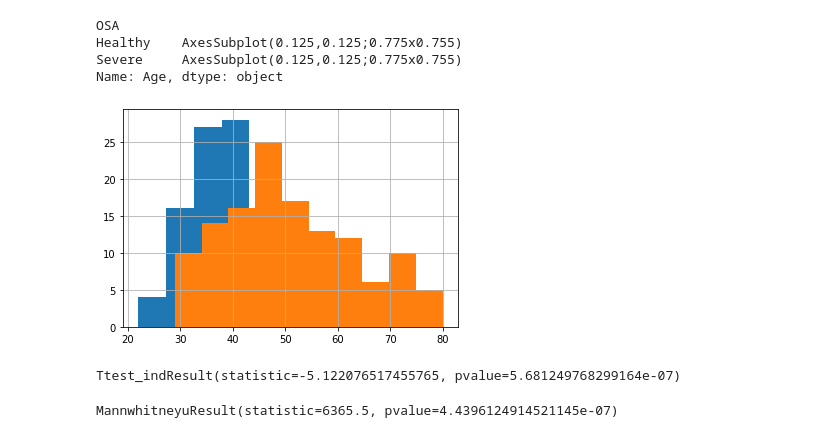
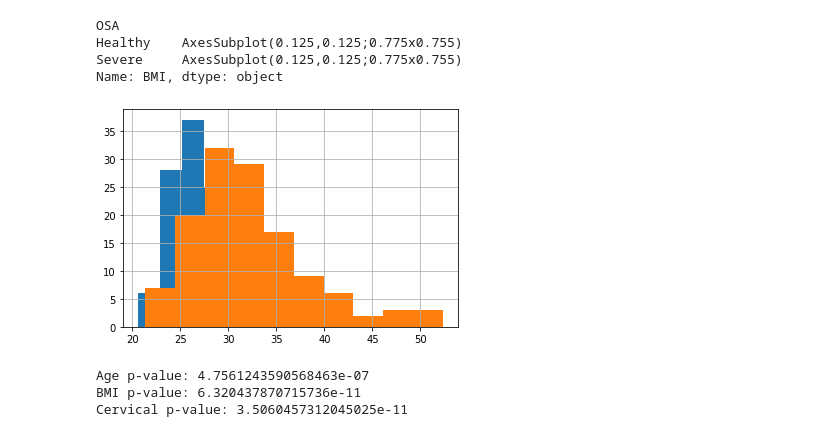
Before and after one commit to MGousset/UPM_AI_Master_degree, a Jupyter notebook: notebooks/EDA_Classification_Marvin_Gousset.ipynb, the cells around one changed output. Saved outputs shown, nothing was run; the diff lists cells and outputs as text; code cells hidden in the pictures.

```diff
--- a/notebooks/EDA_Classification_Marvin_Gousset.ipynb
+++ b/notebooks/EDA_Classification_Marvin_Gousset.ipynb
@@ -33,7 +34,29 @@ def importData():
 
   OSA_df['ID'] = OSA_df['ID'].astype('str')
   OSA_df = OSA_df.set_index('ID')
-  return OSA_df
+
+  #Only treat male gender
+  df_OSA_male = OSA_df.loc[OSA_df['Gender'] == 0]
+
+  conditions = [
+      (df_OSA_male['IAH'] <= 10),
+      (df_OSA_male['IAH'] > 10) & (df_OSA_male['IAH'] < 30),
+      (df_OSA_male['IAH'] >= 30)
+      ]
+
+  # create a list of the values we want to assign for each condition
+  values = ['Healthy', 'Mild', 'Severe']
+
+  # create a new column and use np.select to assign values to it using our lists as arguments
+  # NOTE: we use select() from numpy
+  df_OSA_male['OSA'] = np.select(conditions, values)
+
+  #Remove Mild class
+  df_OSA_male_extreme = df_OSA_male.loc[df_OSA_male['OSA'] != 'Mild']
+
+  #Creating BMI column
+  df_OSA_male_extreme['BMI'] =  df_OSA_male_extreme['Weight'] / (df_OSA_male_extreme['Height']/100.0)**2
+  return df_OSA_male_extreme
 # %%
 def splitData(dataSet):
   # Splitting into train and test sets
@@ -216,21 +123,18 @@ df_OSA_male_extreme.groupby('OSA').describe()
 # %%
-df_OSA_male_extreme.groupby('OSA')['Age'].hist()
+df.groupby('OSA')['BMI'].hist()
 # %% [output]
 OSA
 Healthy    AxesSubplot(0.125,0.125;0.775x0.755)
 Severe     AxesSubplot(0.125,0.125;0.775x0.755)
-Name: Age, dtype: object
+Name: BMI, dtype: object
-[figure, old version]
+[figure, new version]
 # %%
 from scipy import stats
-
-group1 = df_OSA_male_extreme.where(df_OSA_male_extreme.OSA== 'Healthy').dropna()['Age']
-group2 = df_OSA_male_extreme.where(df_OSA_male_extreme.OSA== 'Severe').dropna()['Age']
+for column in ['Age', 'BMI', 'Cervical']:
+  group1 = df.where(df.OSA== 'Healthy').dropna()[column]
+  group2 = df.where(df.OSA== 'Severe').dropna()[column]
+  print(column,'p-value:', stats.ttest_ind(group1,group2)[1])
+# %% [output]
+Age p-value: 4.7561243590568463e-07
+BMI p-value: 6.320437870715736e-11
+Cervical p-value: 3.5060457312045025e-11
-# %%
-stats.ttest_ind(group1,group2)
-# %% [output]
-Ttest_indResult(statistic=-5.122076517455765, pvalue=5.681249768299164e-07)
-# %%
-stats.mannwhitneyu(group1,group2)
-# %% [output]
-MannwhitneyuResult(statistic=6365.5, pvalue=4.4396124914521145e-07)
```
Also changed, not shown: parts of 27 cells of this notebook.
